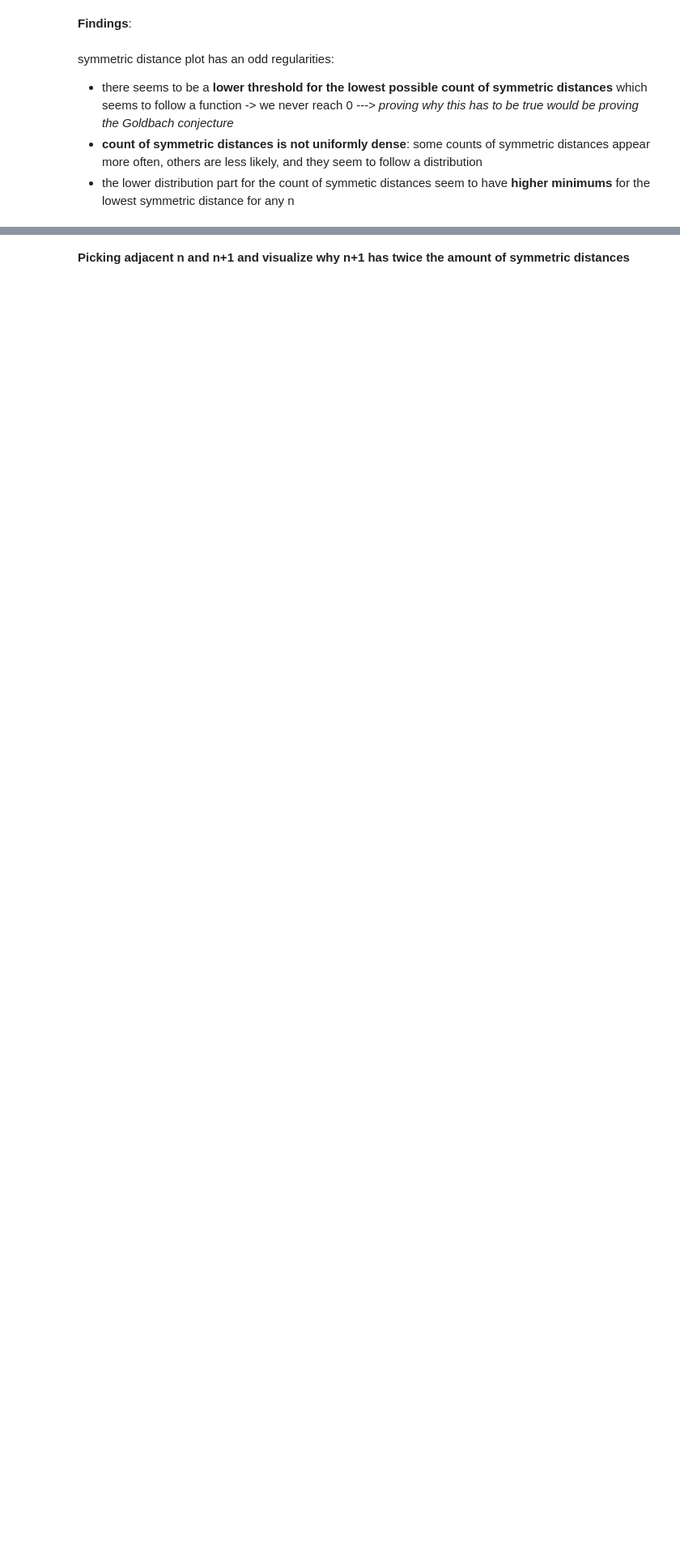
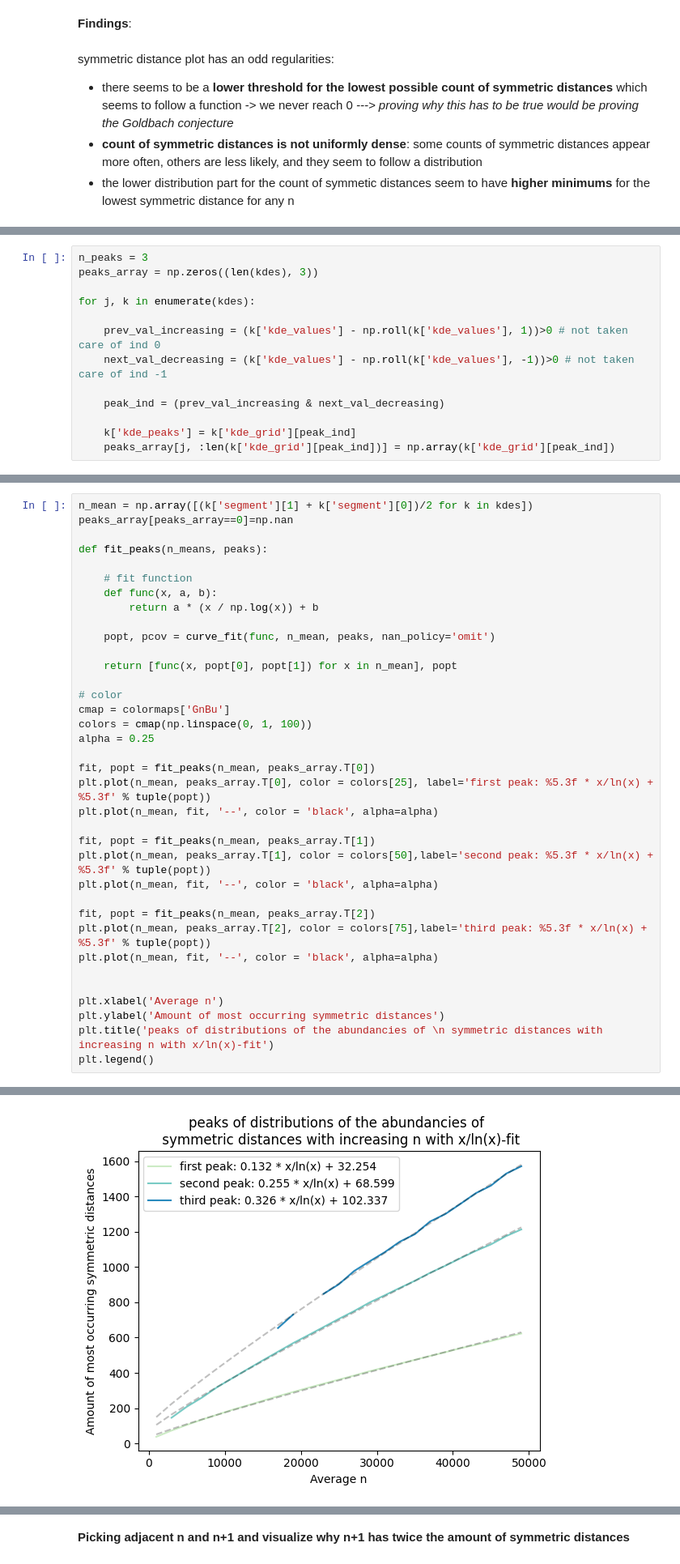
Before and after one commit to heinze-lea/goldbach_conjecture, a Jupyter notebook: goldbach_conjecture/prime_investigation/symmetric_prime_number_distances.ipynb, the cells around one changed output, grey strips where cells are left out. Shown at 81% size. Drawn from its saved outputs; the diff is of its cells as text; blank space fills up the shorter version.

```diff
--- a/goldbach_conjecture/prime_investigation/symmetric_prime_number_distances.ipynb
+++ b/goldbach_conjecture/prime_investigation/symmetric_prime_number_distances.ipynb
@@ -170,0 +228,13 @@ plot_bimodality(log_count_distances, 5, 'GnBu', '#distances / log(n)', (0, 150))
+# %%
+n_peaks = 3
+peaks_array = np.zeros((len(kdes), 3))
+
+for j, k in enumerate(kdes):
+
+    prev_val_increasing = (k['kde_values'] - np.roll(k['kde_values'], 1))>0 # not taken care of ind 0
+    next_val_decreasing = (k['kde_values'] - np.roll(k['kde_values'], -1))>0 # not taken care of ind -1
+
+    peak_ind = (prev_val_increasing & next_val_decreasing)
+
+    k['kde_peaks'] = k['kde_grid'][peak_ind]
+    peaks_array[j, :len(k['kde_grid'][peak_ind])] = np.array(k['kde_grid'][peak_ind])
@@ -170,0 +243,37 @@ plot_bimodality(log_count_distances, 5, 'GnBu', '#distances / log(n)', (0, 150))
+# %%
+n_mean = np.array([(k['segment'][1] + k['segment'][0])/2 for k in kdes])
+peaks_array[peaks_array==0]=np.nan
+
+def fit_peaks(n_means, peaks):
+
+    # fit function
+    def func(x, a, b):
+        return a * (x / np.log(x)) + b
+
+    popt, pcov = curve_fit(func, n_mean, peaks, nan_policy='omit')
+
+    return [func(x, popt[0], popt[1]) for x in n_mean], popt
+
+# color
+cmap = colormaps['GnBu']
+colors = cmap(np.linspace(0, 1, 100))
+alpha = 0.25
+
+fit, popt = fit_peaks(n_mean, peaks_array.T[0])
+plt.plot(n_mean, peaks_array.T[0], color = colors[25], label='first peak: %5.3f * x/ln(x) + %5.3f' % tuple(popt))
+plt.plot(n_mean, fit, '--', color = 'black', alpha=alpha)
+
+fit, popt = fit_peaks(n_mean, peaks_array.T[1])
+plt.plot(n_mean, peaks_array.T[1], color = colors[50],label='second peak: %5.3f * x/ln(x) + %5.3f' % tuple(popt))
+plt.plot(n_mean, fit, '--', color = 'black', alpha=alpha)
+
+fit, popt = fit_peaks(n_mean, peaks_array.T[2])
+plt.plot(n_mean, peaks_array.T[2], color = colors[75],label='third peak: %5.3f * x/ln(x) + %5.3f' % tuple(popt))
+plt.plot(n_mean, fit, '--', color = 'black', alpha=alpha)
+
+
+plt.xlabel('Average n')
+plt.ylabel('Amount of most occurring symmetric distances')
+plt.title('peaks of distributions of the abundancies of \n symmetric distances with increasing n with x/ln(x)-fit')
+plt.legend()
+# %% [output]
@@ -170,0 +281 @@ plot_bimodality(log_count_distances, 5, 'GnBu', '#distances / log(n)', (0, 150))
+[figure, added]
```
Also changed, not shown: parts of 24 cells of this notebook.
